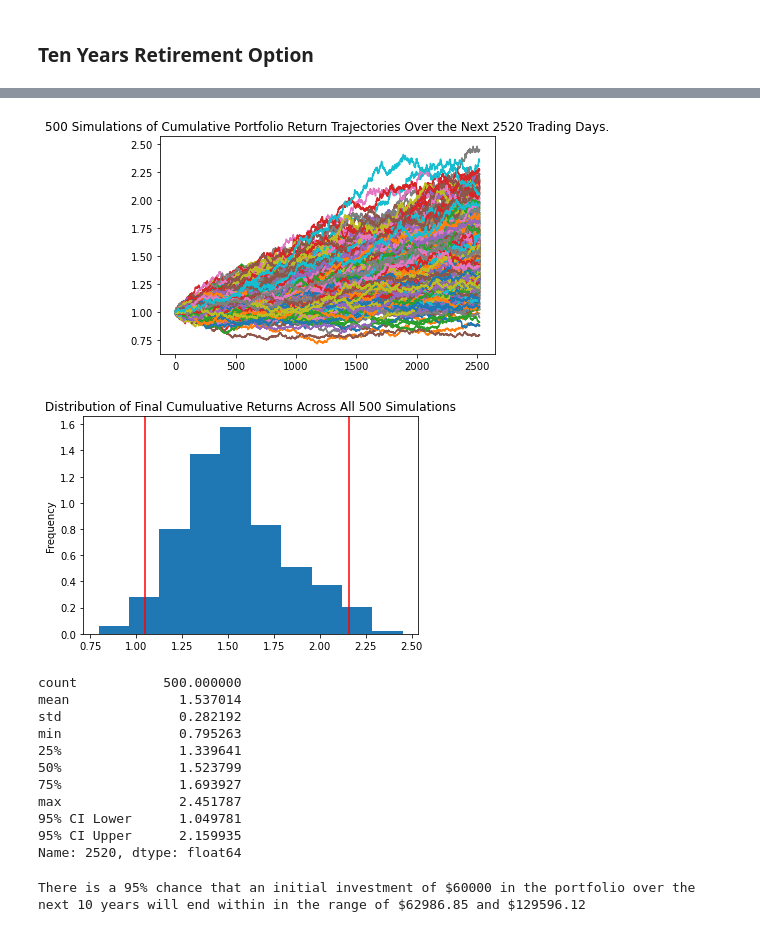
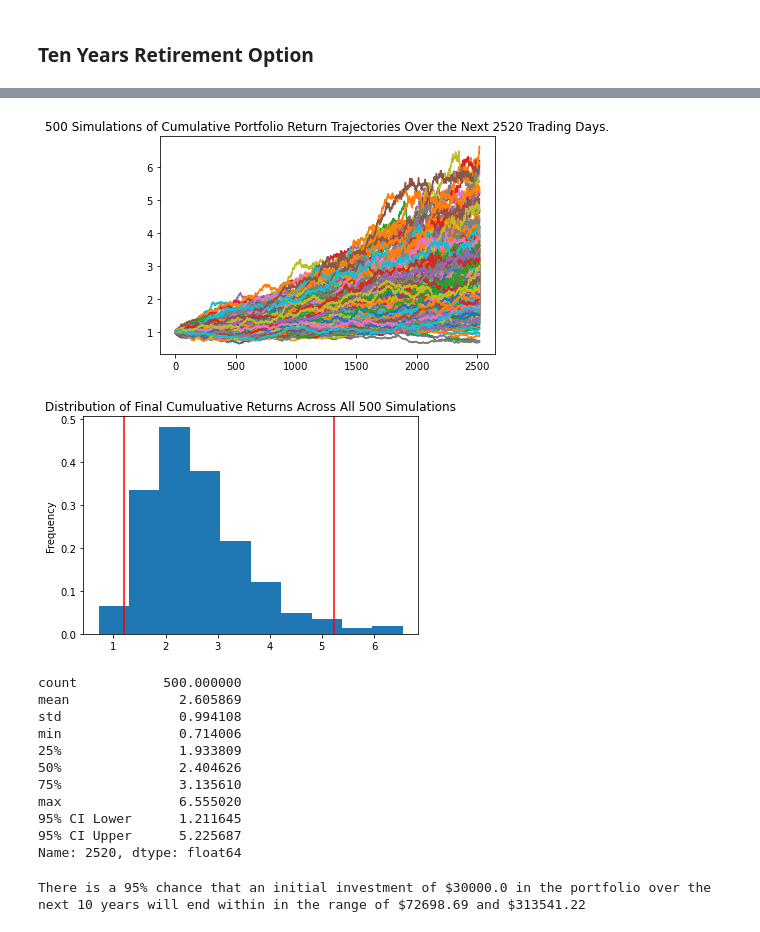
Before and after one commit to Deeha823/Rutgers-Personal, a Jupyter notebook: 02-Homework/05-APIs/Instructions/Starter_Code/financial-planner.ipynb, the cells around one changed output, grey strips where cells are left out. Saved outputs shown, nothing was run; the diff lists cells and outputs as text; code cells hidden in the pictures.

```diff
--- a/02-Homework/05-APIs/Instructions/Starter_Code/financial-planner.ipynb
+++ b/02-Homework/05-APIs/Instructions/Starter_Code/financial-planner.ipynb
@@ -181,20 +208,36 @@ Congratulations! You have enough money in your emergency fund.
 # %%
 # Set start and end dates of five years back from today.
 # Sample results may vary from the solution based on the time frame chosen
+
+timeframe ="1Day"
+
 start_date = pd.Timestamp('2016-05-01', tz='America/New_York').isoformat()
 end_date = pd.Timestamp('2021-05-01', tz='America/New_York').isoformat()
 # %%
 # Get 5 years' worth of historical data for SPY and AGG
 # YOUR CODE HERE!
+ticker = ["AGG", "SPY"]
+
+df_stock_data = alpaca.get_bars(
+    ticker,
+    timeframe,
+    start= start_date,
+    end=end_date,
+
+).df
 
 # Reorganize the DataFrame
 # Separate ticker data
 # YOUR CODE HERE!
-
+AGG = df_stock_data[df_stock_data['symbol']== 'AGG'].drop('symbol', axis=1)
+SPY = df_stock_data[df_stock_data['symbol']== 'SPY'].drop('symbol', axis=1)
 
 # Concatenate the ticker DataFrames
 # YOUR CODE HERE!
+df_stock_data = pd.concat([AGG, SPY],axis=1, keys=['AGG','SPY'])
+df_stock_data
 
 # Display sample data
-df_stock_data.head()
+display(df_stock_data.head())
+display(df_stock_data.tail())
 # %% [output]
@@ -401,3 +498,11 @@ There is a 95% chance that an initial investment of $60000 in the portfolio over
 # %% [markdown]
 ### Ten Years Retirement Option
+# %%
+# Configuring a Monte Carlo simulation to forecast 10 years cumulative returns
+# YOUR CODE HERE!
+MC_ten_year = MCSimulation(
+    portfolio_data= df_stock_data,
+    weights=[.40,.60],
+    num_simulation=500,
+    num_trading_days= 252*10)
 # %%
@@ -440,41 +554,47 @@ Running Monte Carlo simulation number 490.
 # %%
 # Plot simulation outcomes
 # YOUR CODE HERE!
+ten_line_plot = MC_ten_year.plot_simulation()
 # %% [output]
-[figure, old version]
+[figure, new version]
 # %%
 # Plot probability distribution and confidence intervals
 # YOUR CODE HERE!
+prob_dist_ten_year = MC_ten_year.plot_distribution()
 # %% [output]
-[figure, old version]
+[figure, new version]
 # %%
 # Fetch summary statistics from the Monte Carlo simulation results
 # YOUR CODE HERE!
+ten_sum_results = MC_ten_year.summarize_cumulative_return()
 
 # Print summary statistics
 # YOUR CODE HERE!
+print(ten_sum_results)
 # %% [output]
 count           500.000000
-mean              1.537014
-std               0.282192
-min               0.795263
-25%               1.339641
-50%               1.523799
-75%               1.693927
-max               2.451787
-95% CI Lower      1.049781
-95% CI Upper      2.159935
+mean              2.605869
+std               0.994108
+min               0.714006
+25%               1.933809
+50%               2.404626
+75%               3.135610
+max               6.555020
+95% CI Lower      1.211645
+95% CI Upper      5.225687
 Name: 2520, dtype: float64
 # %%
 # Set initial investment
 # YOUR CODE HERE!
+initial_investment = 20000 * 1.5
 
 # Use the lower and upper `95%` confidence intervals to calculate the range of the possible outcomes of our $60,000
 # YOUR CODE HERE!
-
+ci_lower_ten= ci_lower = round(ten_sum_results[8]*60000,2)
+ci_upper_ten = round(ten_sum_results[9]*60000,2)
 # Print results
 print(f"There is a 95% chance that an initial investment of ${initial_investment} in the portfolio"
       f" over the next 10 years will end within in the range of"
       f" ${ci_lower_ten} and ${ci_upper_ten}")
 # %% [output]
-There is a 95% chance that an initial investment of $60000 in the portfolio over the next 10 years will end within in the range of $62986.85 and $129596.12
+There is a 95% chance that an initial investment of $30000.0 in the portfolio over the next 10 years will end within in the range of $72698.69 and $313541.22
```
Also changed, not shown: parts of 27 cells of this notebook.
